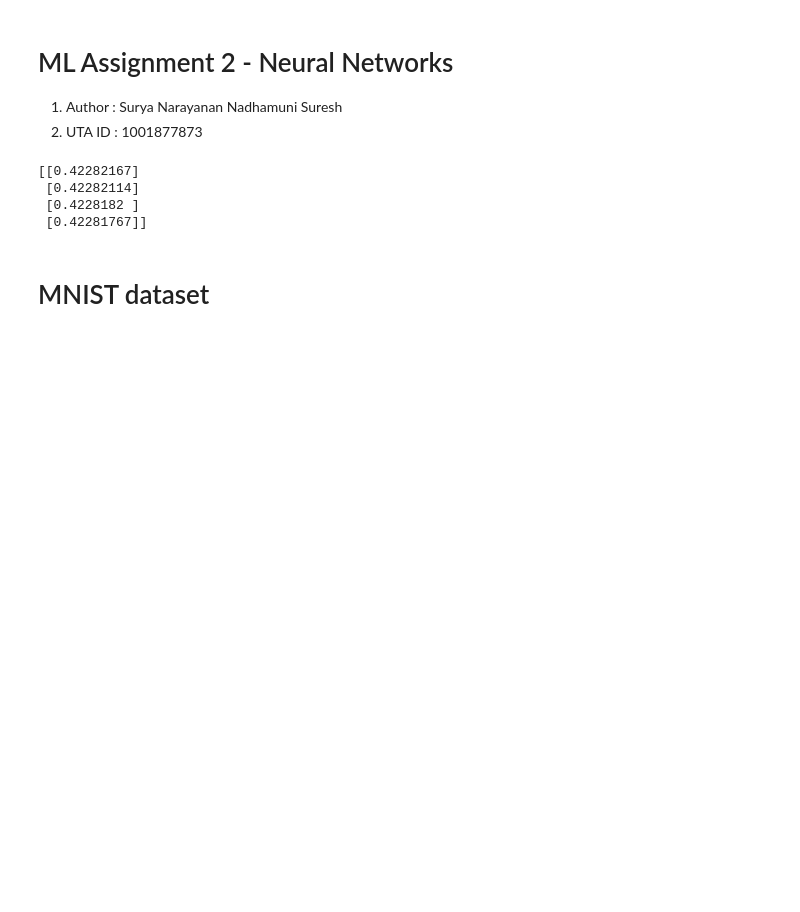
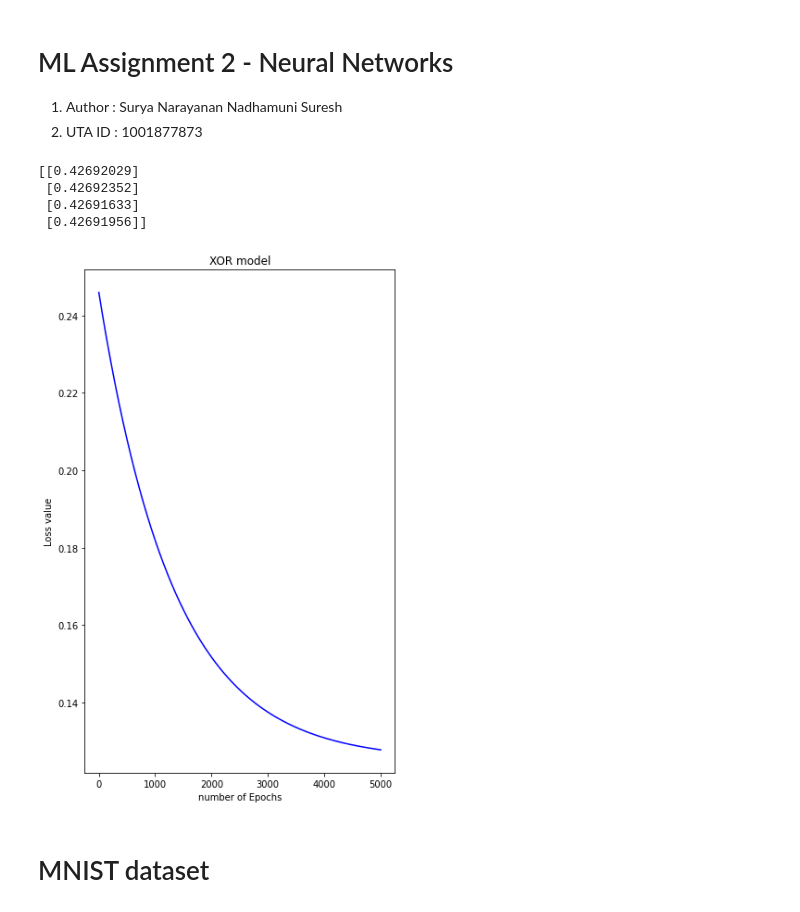
Before and after one commit to nssn96/ML_Neural-networks, a Jupyter notebook: ML_nn_new.ipynb, the cells around one changed output. Cells and saved outputs as stored; diff of their text form; code cells hidden in the pictures; blank space fills up the shorter version.

Commit message:
Added the graph part for loss vs epoch and hyperparameters

```diff
--- a/ML_nn_new.ipynb
+++ b/ML_nn_new.ipynb
@@ -209,17 +209,32 @@ class entropy_loss(LinearLayer):
 
 class Sequential(LinearLayer):
 
-  def train(self,data,target,nn,steps,alpha,flag='t'):
+  def train(self,data,target,nn,steps,alpha,modelname,flag='t'):
     param = self.initial_w_bias(nn)
+    epoch_arr =[]
+    loss_arr =[]
+
     for i in range(steps):
       backup = self.forward(data.T, param,flag)
       loss = self.compute_loss(backup,target.T)   #original one
       #loss = self.compute_loss_backward(backup,target)
       deriv_values = self.backward(data,target,param,backup,loss)
       param = self.update_param(param,deriv_values,alpha)
+      loss_arr.append(loss)
+      epoch_arr.append(i+1)
 
       #print('Iteration ' + str(i+1) + ' , Loss = ' + str(loss) + '\n')
+
+    # To plot the loss vs epoch
+    fig = plt.figure(figsize=[6,10])
+    ax = fig.add_subplot(1,1, 1)
+    ax.plot(epoch_arr,loss_arr, color='b', linestyle="-")
+    ax.set_title(modelname)
+    ax.set_xlabel('number of Epochs')
+    ax.set_ylabel('Loss value')
     return param
+
+
 
   def accuracy_calc(self,x_train,x_test,y_train,y_test,param,nn):
     backup_test = self.forward(x_test.T,param)
@@ -244,22 +259,23 @@ target = np.array([0, 1, 1, 0])
 # %%
 #training part
 net = Sequential()
 layers = [2,2,2,1]
 steps = 5000
 alpha = 0.001
-param = net.train(data, target, layers, steps, alpha,'s')
+param = net.train(data, target, layers, steps, alpha,'XOR model','s')
 # train_acc, test_acc = accuracy_calc(X_train, X_test, Y_train, Y_test, params)
 # print('Root Mean Squared Error on Training Data = ' + str(train_acc))
 # print('Root Mean Squared Error on Test Data = ' + str(test_acc))
 
 #predict part
 y_pred = net.predict(data,param,'s')
 print(y_pred)
 # %% [output]
-[[0.42282167]
- [0.42282114]
- [0.4228182 ]
- [0.42281767]]
+[[0.42692029]
+ [0.42692352]
+ [0.42691633]
+ [0.42691956]]
+[figure, added]
 # %% [markdown]
 # MNIST dataset
 # %%
```
Also changed, not shown: parts of 7 cells of this notebook.
